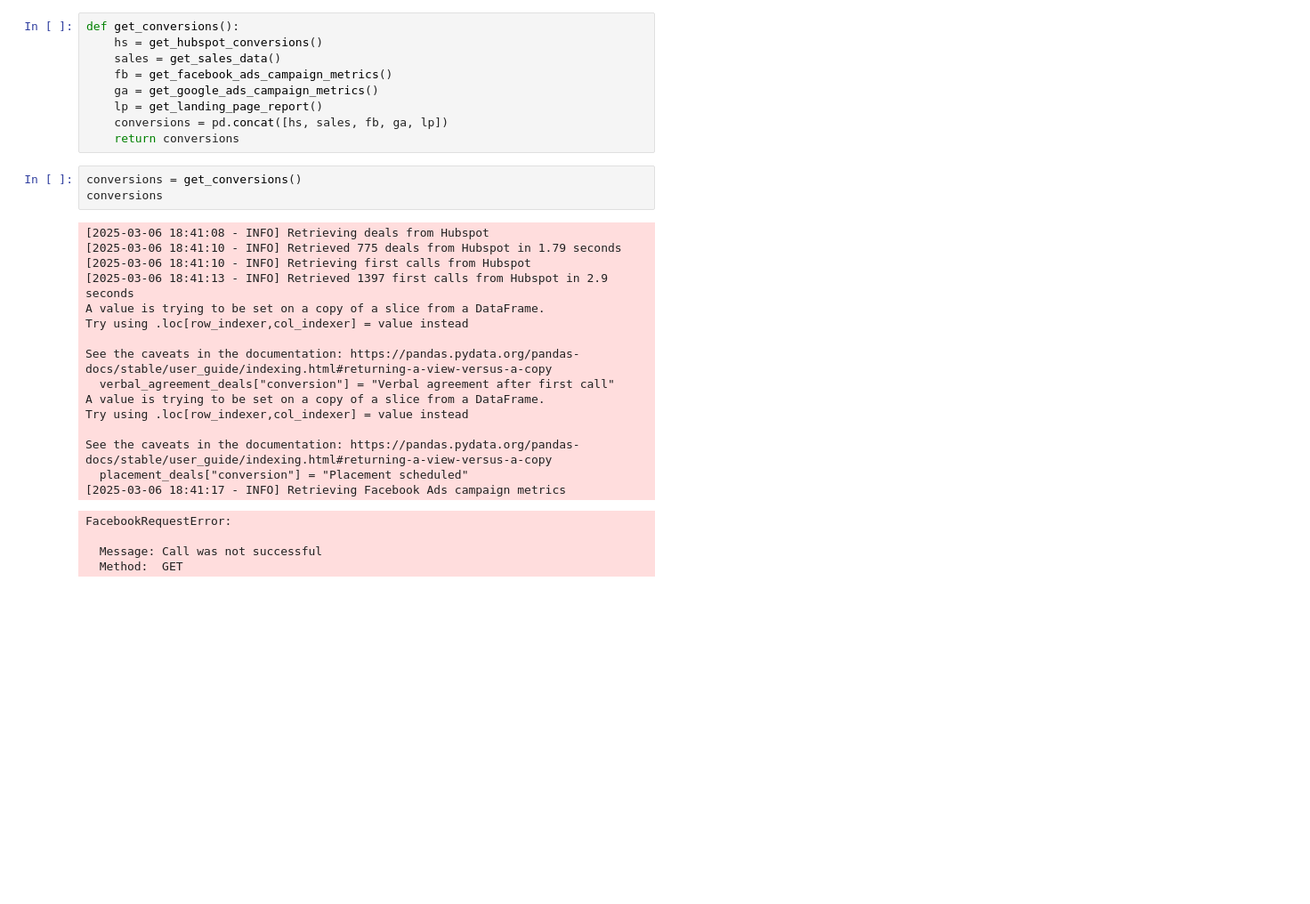
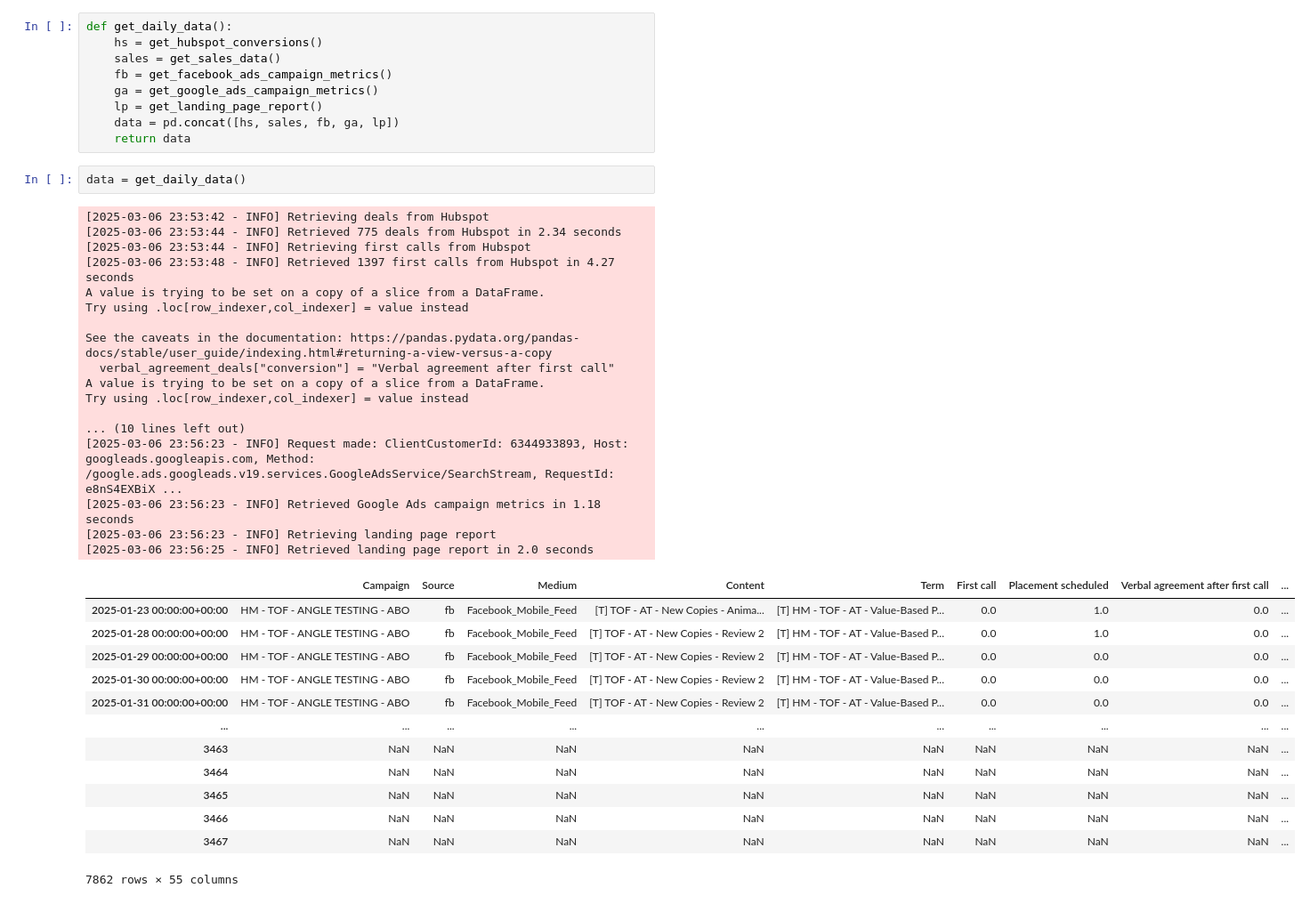
Before and after one commit to antonhoreis/analytics_dashboard, a Jupyter notebook: analytics_dashboard.ipynb, the cells around one changed output. Shown at 89% size. Cells and saved outputs as stored; diff of their text form; blank space fills up the shorter version.

Commit message:
first prototype

```diff
--- a/analytics_dashboard.ipynb
+++ b/analytics_dashboard.ipynb
@@ -23,34 +27,44 @@ The autoreload extension is already loaded. To reload it, use:
 # %%
-def get_conversions():
+def get_daily_data():
     hs = get_hubspot_conversions()
     sales = get_sales_data()
     fb = get_facebook_ads_campaign_metrics()
     ga = get_google_ads_campaign_metrics()
     lp = get_landing_page_report()
-    conversions = pd.concat([hs, sales, fb, ga, lp])
-    return conversions
+    data = pd.concat([hs, sales, fb, ga, lp])
+    return data
-# %%
-conversions = get_conversions()
-conversions
-# %% [output]
-[2025-03-06 18:41:08 - INFO] Retrieving deals from Hubspot
-[2025-03-06 18:41:10 - INFO] Retrieved 775 deals from Hubspot in 1.79 seconds
-[2025-03-06 18:41:10 - INFO] Retrieving first calls from Hubspot
-[2025-03-06 18:41:13 - INFO] Retrieved 1397 first calls from Hubspot in 2.9 seconds
-A value is trying to be set on a copy of a slice from a DataFrame.
-Try using .loc[row_indexer,col_indexer] = value instead
-
-See the caveats in the documentation: https://pandas.pydata.org/pandas-docs/stable/user_guide/indexing.html#returning-a-view-versus-a-copy
-  verbal_agreement_deals["conversion"] = "Verbal agreement after first call"
-A value is trying to be set on a copy of a slice from a DataFrame.
-Try using .loc[row_indexer,col_indexer] = value instead
-
-See the caveats in the documentation: https://pandas.pydata.org/pandas-docs/stable/user_guide/indexing.html#returning-a-view-versus-a-copy
-  placement_deals["conversion"] = "Placement scheduled"
-[2025-03-06 18:41:17 - INFO] Retrieving Facebook Ads campaign metrics
-FacebookRequestError:
-
-  Message: Call was not successful
-  Method:  GET
+# %%
+data = get_daily_data()
+# %% [output]
+[2025-03-06 23:53:42 - INFO] Retrieving deals from Hubspot
+[2025-03-06 23:53:44 - INFO] Retrieved 775 deals from Hubspot in 2.34 seconds
+[2025-03-06 23:53:44 - INFO] Retrieving first calls from Hubspot
+[2025-03-06 23:53:48 - INFO] Retrieved 1397 first calls from Hubspot in 4.27 seconds
+A value is trying to be set on a copy of a slice from a DataFrame.
+Try using .loc[row_indexer,col_indexer] = value instead
+
+See the caveats in the documentation: https://pandas.pydata.org/pandas-docs/stable/user_guide/indexing.html#returning-a-view-versus-a-copy
+  verbal_agreement_deals["conversion"] = "Verbal agreement after first call"
+A value is trying to be set on a copy of a slice from a DataFrame.
+Try using .loc[row_indexer,col_indexer] = value instead
+
+... (10 lines left out)
+[2025-03-06 23:56:23 - INFO] Request made: ClientCustomerId: 6344933893, Host: googleads.googleapis.com, Method: /google.ads.googleads.v19.services.GoogleAdsService/SearchStream, RequestId: e8nS4EXBiX ...
+[2025-03-06 23:56:23 - INFO] Retrieved Google Ads campaign metrics in 1.18 seconds
+[2025-03-06 23:56:23 - INFO] Retrieving landing page report
+[2025-03-06 23:56:25 - INFO] Retrieved landing page report in 2.0 seconds
+|  | Campaign | Source | Medium | Content | Term | First call | Placement scheduled | Verbal agreement after first call | ... |
+| 2025-01-23 00:00:00+00:00 | HM - TOF - ANGLE TESTING - ABO | fb | Facebook_Mobile_Feed | [T] TOF - AT - New Copies - Anima... | [T] HM - TOF - AT - Value-Based P... | 0.0 | 1.0 | 0.0 | ... |
+| 2025-01-28 00:00:00+00:00 | HM - TOF - ANGLE TESTING - ABO | fb | Facebook_Mobile_Feed | [T] TOF - AT - New Copies - Review 2 | [T] HM - TOF - AT - Value-Based P... | 0.0 | 1.0 | 0.0 | ... |
+| 2025-01-29 00:00:00+00:00 | HM - TOF - ANGLE TESTING - ABO | fb | Facebook_Mobile_Feed | [T] TOF - AT - New Copies - Review 2 | [T] HM - TOF - AT - Value-Based P... | 0.0 | 0.0 | 0.0 | ... |
+| 2025-01-30 00:00:00+00:00 | HM - TOF - ANGLE TESTING - ABO | fb | Facebook_Mobile_Feed | [T] TOF - AT - New Copies - Review 2 | [T] HM - TOF - AT - Value-Based P... | 0.0 | 0.0 | 0.0 | ... |
+| 2025-01-31 00:00:00+00:00 | HM - TOF - ANGLE TESTING - ABO | fb | Facebook_Mobile_Feed | [T] TOF - AT - New Copies - Review 2 | [T] HM - TOF - AT - Value-Based P... | 0.0 | 0.0 | 0.0 | ... |
+| ... | ... | ... | ... | ... | ... | ... | ... | ... | ... |
+| 3463 | NaN | NaN | NaN | NaN | NaN | NaN | NaN | NaN | ... |
+| 3464 | NaN | NaN | NaN | NaN | NaN | NaN | NaN | NaN | ... |
+| 3465 | NaN | NaN | NaN | NaN | NaN | NaN | NaN | NaN | ... |
+| 3466 | NaN | NaN | NaN | NaN | NaN | NaN | NaN | NaN | ... |
+| 3467 | NaN | NaN | NaN | NaN | NaN | NaN | NaN | NaN | ... |
+7862 rows × 55 columns
 # %%
 # Ensure date column is datetime
```
Also changed, not shown: parts of 8 cells of this notebook, 6 other files.
